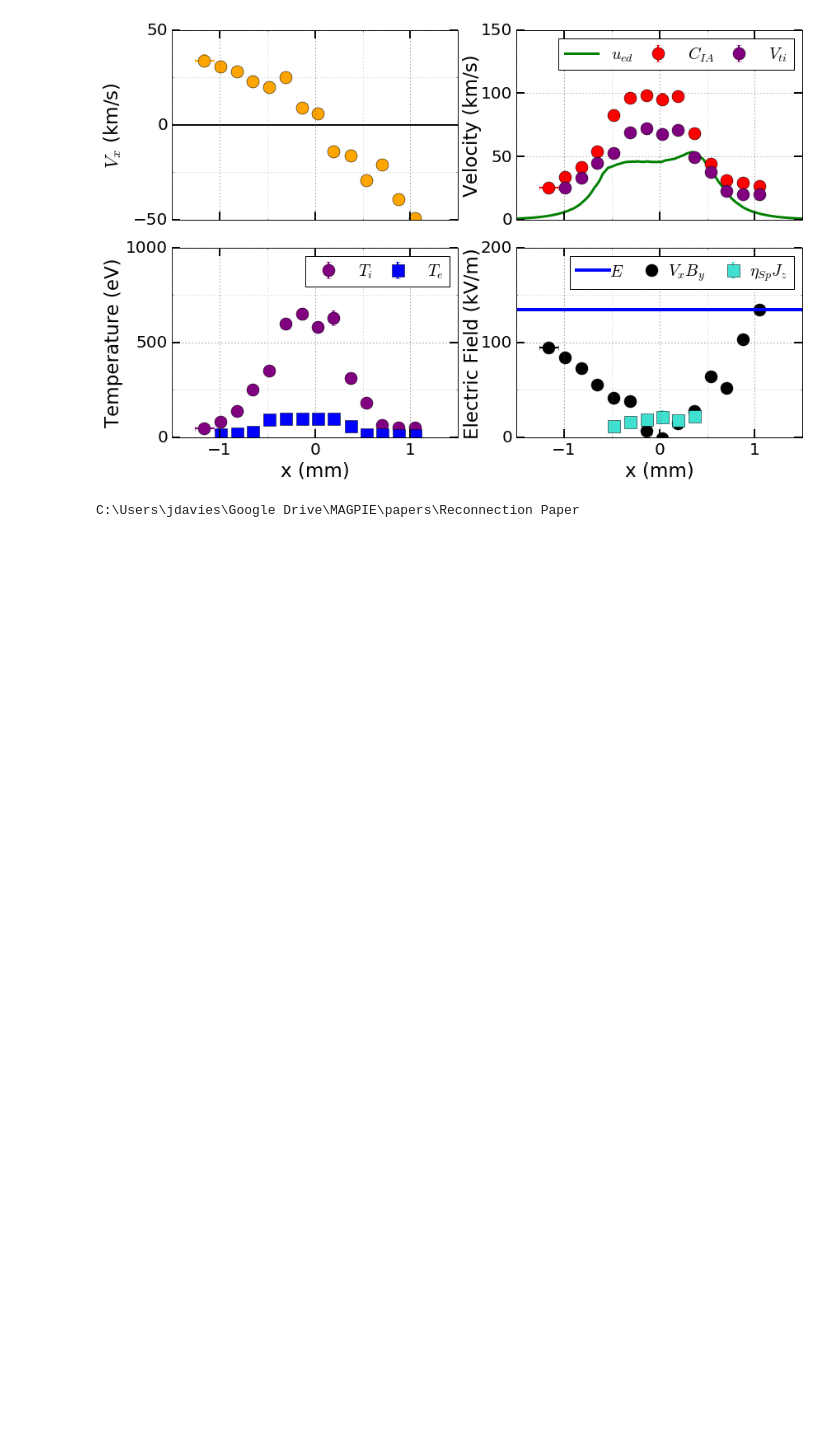
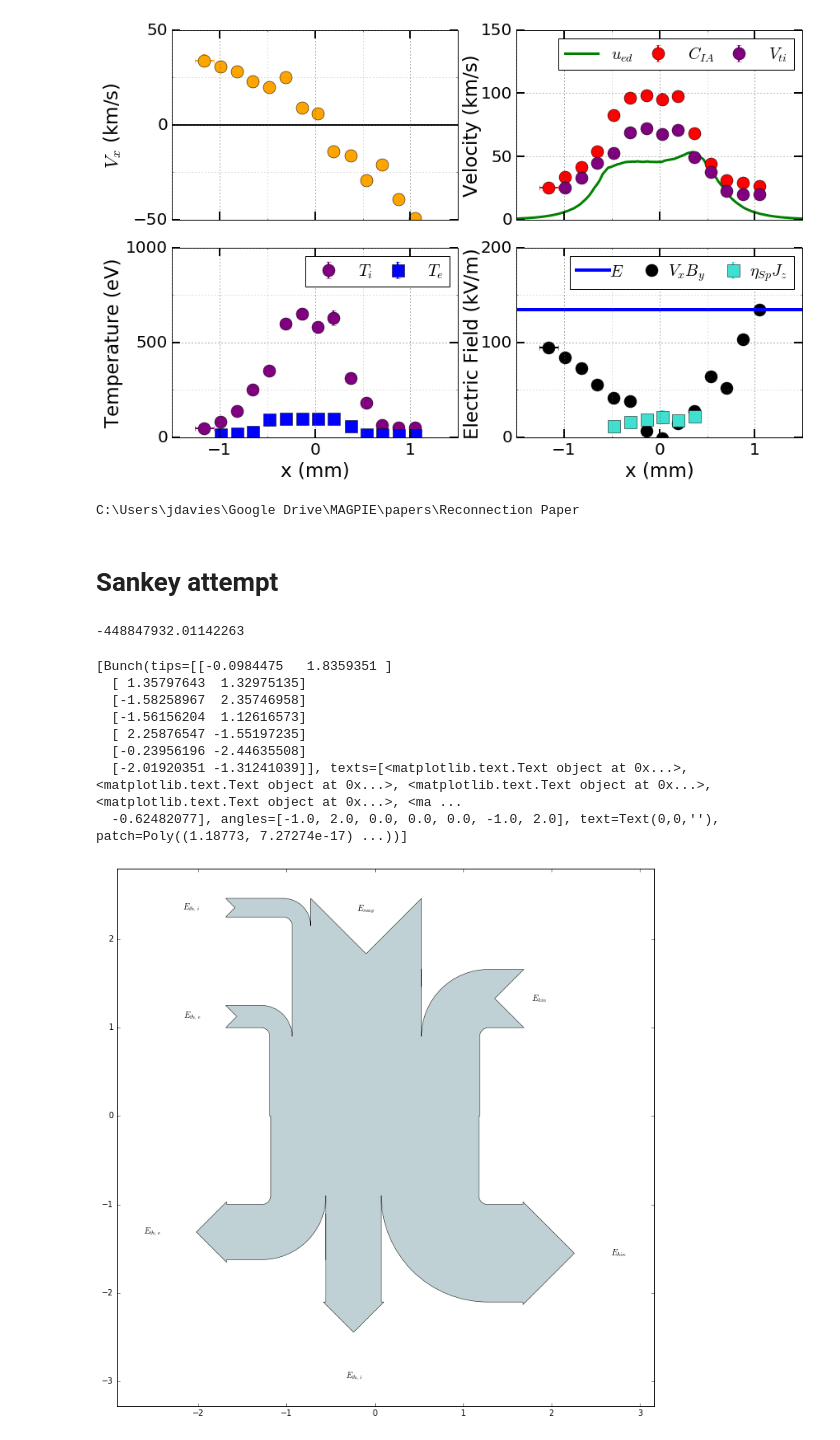
Before and after one commit to jdhare/magpie-analysis, a Jupyter notebook: Figures for Reconnection Paper.ipynb, the cells around one changed output. Drawn from its saved outputs; the diff is of its cells as text; code cells hidden in the pictures; blank space fills up the shorter version.

Commit message:
Added sankey diagrams

```diff
--- a/Figures for Reconnection Paper.ipynb
+++ b/Figures for Reconnection Paper.ipynb
@@ -761,3 +761,5 @@ cd "C:\Users\jdavies\Google Drive\MAGPIE\papers\Reconnection Paper"
 C:\Users\jdavies\Google Drive\MAGPIE\papers\Reconnection Paper
 # %%
 fig.savefig('thomson data and other cool things.pdf', dpi=300, bbox_inches='tight')
+# %% [markdown]
+# Sankey attempt
@@ -763,0 +817,24 @@ fig.savefig('thomson data and other cool things.pdf', dpi=300, bbox_inches='tigh
+# %%
+Q_in-Q_out
+# %% [output]
+-448847932.01142263
+# %%
+fig,ax = plt.subplots(figsize=(12,12))
+
+sankey = Sankey(ax=ax, unit=None, offset=0.5, head_angle=90, gap=1)
+
+sankey.add(flows=f,
+           orientations=o,
+       labels=l,trunklength=2, pathlengths=0.5, rotation=-90
+          )
+sankey.finish()
+# %% [output]
+[Bunch(tips=[[-0.0984475   1.8359351 ]
+  [ 1.35797643  1.32975135]
+  [-1.58258967  2.35746958]
+  [-1.56156204  1.12616573]
+  [ 2.25876547 -1.55197235]
+  [-0.23956196 -2.44635508]
+  [-2.01920351 -1.31241039]], texts=[<matplotlib.text.Text object at 0x...>, <matplotlib.text.Text object at 0x...>, <matplotlib.text.Text object at 0x...>, <matplotlib.text.Text object at 0x...>, <ma ...
+  -0.62482077], angles=[-1.0, 2.0, 0.0, 0.0, 0.0, -1.0, 2.0], text=Text(0,0,''), patch=Poly((1.18773, 7.27274e-17) ...))]
+[figure, added]
```
Also changed, not shown: parts of 3 cells of this notebook, 3 other files.
